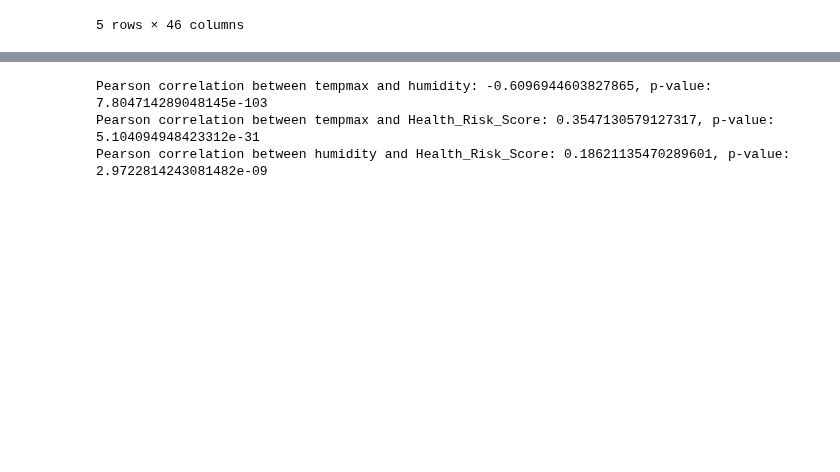
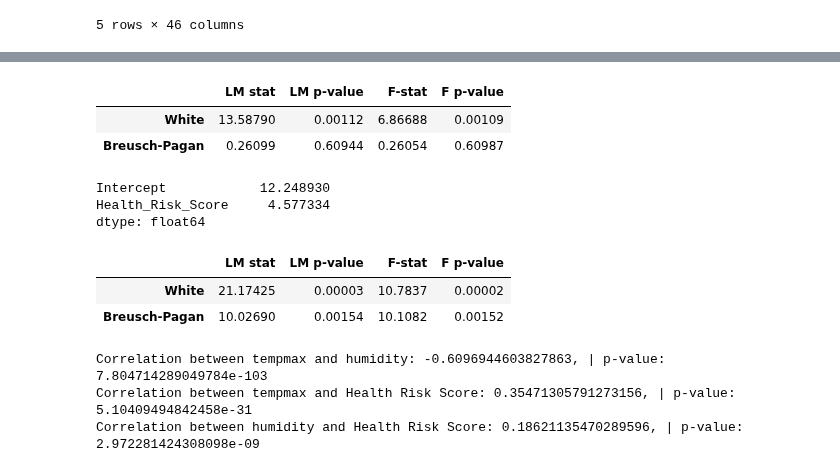
Before and after one commit to DanLightner/BUSA321, a Jupyter notebook: BUSA321/Bivariate Numerical - Weather Analysis.ipynb, the cells around one changed output, grey strips where cells are left out. Saved outputs shown, nothing was run; the diff lists cells and outputs as text; code cells hidden in the pictures; blank space fills up the shorter version.

```diff
--- a/BUSA321/Bivariate Numerical - Weather Analysis.ipynb
+++ b/BUSA321/Bivariate Numerical - Weather Analysis.ipynb
@@ -79,13 +158,56 @@ plt.show()
+# %%
+
+white_test = het_white(model.resid,  model.model.exog)
+bp_test = het_breuschpagan(model.resid, model.model.exog)
+
+output_df = pd.DataFrame(columns=['LM stat', 'LM p-value', 'F-stat', 'F p-value'])
+output_df.loc['White'] = white_test
+output_df.loc['Breusch-Pagan'] = bp_test
+output_df.round(5)
+
+#PAGAN/WHITE TEST
+# %% [output]
+|  | LM stat | LM p-value | F-stat | F p-value |
+| White | 13.58790 | 0.00112 | 6.86688 | 0.00109 |
+| Breusch-Pagan | 0.26099 | 0.60944 | 0.26054 | 0.60987 |
+# %%
+from statsmodels.stats.diagnostic import het_breuschpagan
+from statsmodels.stats.diagnostic import het_white
+import pandas as pd
+import statsmodels.api as sm
+from statsmodels.formula.api import ols
+model = ols(formula='humidity~Health_Risk_Score', data=df).fit()
+model.params
+
+#Humidity and Health Risk
+# %% [output]
+Intercept            12.248930
+Health_Risk_Score     4.577334
+dtype: float64
+# %%
+
+white_test = het_white(model.resid,  model.model.exog)
+bp_test = het_breuschpagan(model.resid, model.model.exog)
+output_df = pd.DataFrame(columns=['LM stat', 'LM p-value', 'F-stat', 'F p-value'])
+output_df.loc['White'] = white_test
+output_df.loc['Breusch-Pagan'] = bp_test
+output_df.round(5)
+
+#PAGAN/WHITE TEST
+# %% [output]
+|  | LM stat | LM p-value | F-stat | F p-value |
+| White | 21.17425 | 0.00003 | 10.7837 | 0.00002 |
+| Breusch-Pagan | 10.02690 | 0.00154 | 10.1082 | 0.00152 |
 # %%
 from scipy.stats import pearsonr
 corr_temp_humidity, p_temp_humidity = pearsonr(df['tempmax'], df['humidity'])
 corr_temp_health, p_temp_health = pearsonr(df['tempmax'], df['Health_Risk_Score'])
 corr_humidity_health, p_humidity_health = pearsonr(df['humidity'], df['Health_Risk_Score'])
 
-print(f'Pearson correlation between tempmax and humidity: {corr_temp_humidity}, p-value: {p_temp_humidity}')
-print(f'Pearson correlation between tempmax and Health_Risk_Score: {corr_temp_health}, p-value: {p_temp_health}')
-print(f'Pearson correlation between humidity and Health_Risk_Score: {corr_humidity_health}, p-value: {p_humidity_health}')
+print(f'Correlation between tempmax and humidity: {corr_temp_humidity}, | p-value: {p_temp_humidity}')
+print(f'Correlation between tempmax and Health Risk Score: {corr_temp_health}, | p-value: {p_temp_health}')
+print(f'Correlation between humidity and Health Risk Score: {corr_humidity_health}, | p-value: {p_humidity_health}')
 # %% [output]
-Pearson correlation between tempmax and humidity: -0.6096944603827865, p-value: 7.804714289048145e-103
-Pearson correlation between tempmax and Health_Risk_Score: 0.3547130579127317, p-value: 5.104094948423312e-31
-Pearson correlation between humidity and Health_Risk_Score: 0.18621135470289601, p-value: 2.9722814243081482e-09
+Correlation between tempmax and humidity: -0.6096944603827863, | p-value: 7.804714289049784e-103
+Correlation between tempmax and Health Risk Score: 0.35471305791273156, | p-value: 5.10409494842458e-31
+Correlation between humidity and Health Risk Score: 0.18621135470289596, | p-value: 2.972281424308098e-09
```
Also changed, not shown: parts of 13 cells of this notebook, 1 other file.
